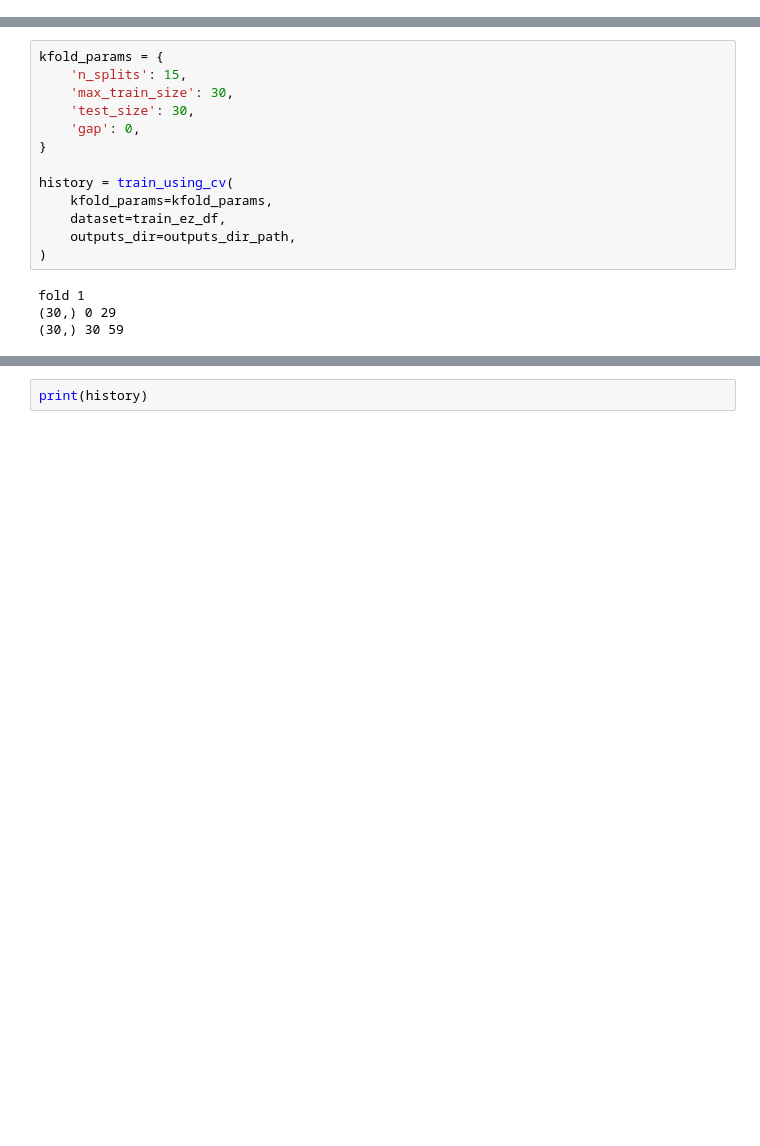
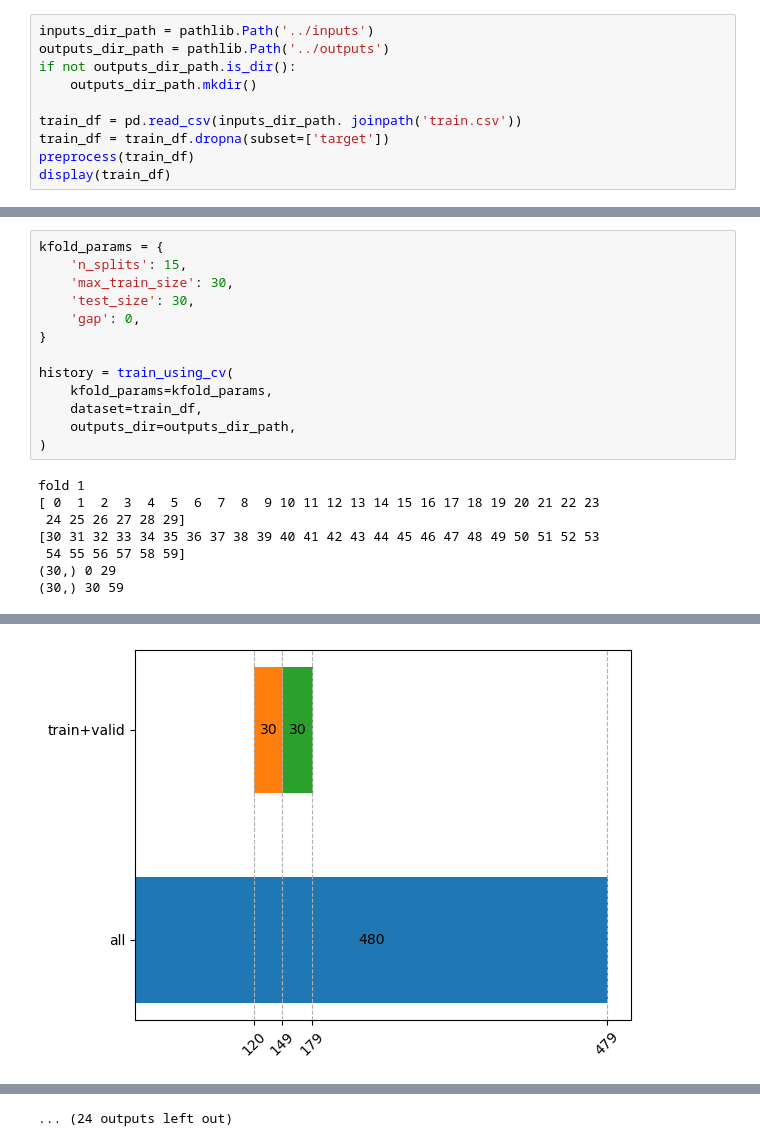
Before and after one commit to S-Shitajima/optiver_competition, a Jupyter notebook: notebook/3_optiver_train_lgbm_timeseriessplit.ipynb, the cells around one changed output, grey strips where cells are left out. Drawn from its saved outputs; the diff is of its cells as text; blank space fills up the shorter version.

```diff
--- a/notebook/3_optiver_train_lgbm_timeseriessplit.ipynb
+++ b/notebook/3_optiver_train_lgbm_timeseriessplit.ipynb
@@ -245,0 +227,10 @@ display(train_not_ez_df)
+# %%
+inputs_dir_path = pathlib.Path('../inputs')
+outputs_dir_path = pathlib.Path('../outputs')
+if not outputs_dir_path.is_dir():
+    outputs_dir_path.mkdir()
+
+train_df = pd.read_csv(inputs_dir_path. joinpath('train.csv'))
+train_df = train_df.dropna(subset=['target'])
+preprocess(train_df)
+display(train_df)
@@ -253,11 +258,15 @@ kfold_params = {
 
 history = train_using_cv(
     kfold_params=kfold_params,
-    dataset=train_ez_df,
+    dataset=train_df,
     outputs_dir=outputs_dir_path,
 )
 # %% [output]
 fold 1
+[ 0  1  2  3  4  5  6  7  8  9 10 11 12 13 14 15 16 17 18 19 20 21 22 23
+ 24 25 26 27 28 29]
+[30 31 32 33 34 35 36 37 38 39 40 41 42 43 44 45 46 47 48 49 50 51 52 53
+ 54 55 56 57 58 59]
 (30,) 0 29
 (30,) 30 59
 [figure]
@@ -335,0 +345 @@ Training until validation scores don't improve for 100 rounds
+[figure, added]
@@ -336,2 +363 @@ Training until validation scores don't improve for 100 rounds
+... (24 outputs left out)
-# %%
-print(history)
```
Also changed, not shown: parts of 7 cells of this notebook, 3 other files.
